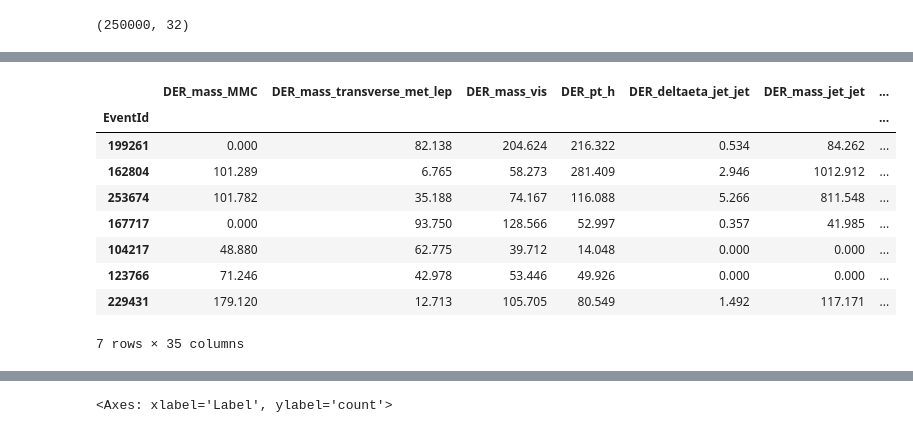
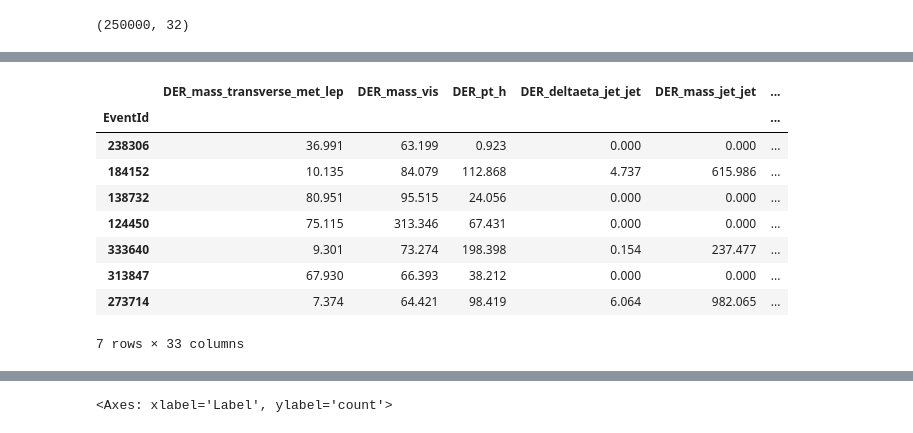
Before and after one commit to sudhirjangra/physics_exp_machine_learning, a Jupyter notebook: physics_exp_mL.ipynb, the cells around one changed output, grey strips where cells are left out. Cells and saved outputs as stored; diff of their text form; code cells hidden in the pictures.

```diff
--- a/physics_exp_mL.ipynb
+++ b/physics_exp_mL.ipynb
@@ -125,3 +125,6 @@ df.shape
 # %%
 df = df.replace(-999, 0)
 # to handle missing values
+# %%
+print(df.isna().sum())
+df.dropna(inplace=True)
@@ -160,16 +182,17 @@ dtype: float64
 # %%
 df["has_leading_jet"] = (df["PRI_jet_num"] >= 1).astype(int)
 df["has_subleading_jet"] = (df["PRI_jet_num"] >= 2).astype(int)
 df["mmc_failed"] = df["DER_mass_MMC"].isna().astype(int)
+df.drop(columns=['PRI_jet_num','PRI_jet_num','DER_mass_MMC'], inplace=True)
 df.sample(7)
 # %% [output]
-|  | DER_mass_MMC | DER_mass_transverse_met_lep | DER_mass_vis | DER_pt_h | DER_deltaeta_jet_jet | DER_mass_jet_jet | ... |
-| EventId |  |  |  |  |  |  | ... |
-| 199261 | 0.000 | 82.138 | 204.624 | 216.322 | 0.534 | 84.262 | ... |
-| 162804 | 101.289 | 6.765 | 58.273 | 281.409 | 2.946 | 1012.912 | ... |
-| 253674 | 101.782 | 35.188 | 74.167 | 116.088 | 5.266 | 811.548 | ... |
-| 167717 | 0.000 | 93.750 | 128.566 | 52.997 | 0.357 | 41.985 | ... |
-| 104217 | 48.880 | 62.775 | 39.712 | 14.048 | 0.000 | 0.000 | ... |
-| 123766 | 71.246 | 42.978 | 53.446 | 49.926 | 0.000 | 0.000 | ... |
-| 229431 | 179.120 | 12.713 | 105.705 | 80.549 | 1.492 | 117.171 | ... |
+|  | DER_mass_transverse_met_lep | DER_mass_vis | DER_pt_h | DER_deltaeta_jet_jet | DER_mass_jet_jet | ... |
+| EventId |  |  |  |  |  | ... |
+| 238306 | 36.991 | 63.199 | 0.923 | 0.000 | 0.000 | ... |
+| 184152 | 10.135 | 84.079 | 112.868 | 4.737 | 615.986 | ... |
+| 138732 | 80.951 | 95.515 | 24.056 | 0.000 | 0.000 | ... |
+| 124450 | 75.115 | 313.346 | 67.431 | 0.000 | 0.000 | ... |
+| 333640 | 9.301 | 73.274 | 198.398 | 0.154 | 237.477 | ... |
+| 313847 | 67.930 | 66.393 | 38.212 | 0.000 | 0.000 | ... |
+| 273714 | 7.374 | 64.421 | 98.419 | 6.064 | 982.065 | ... |
-7 rows × 35 columns
+7 rows × 33 columns
```
Also changed, not shown: parts of 15 cells of this notebook.
